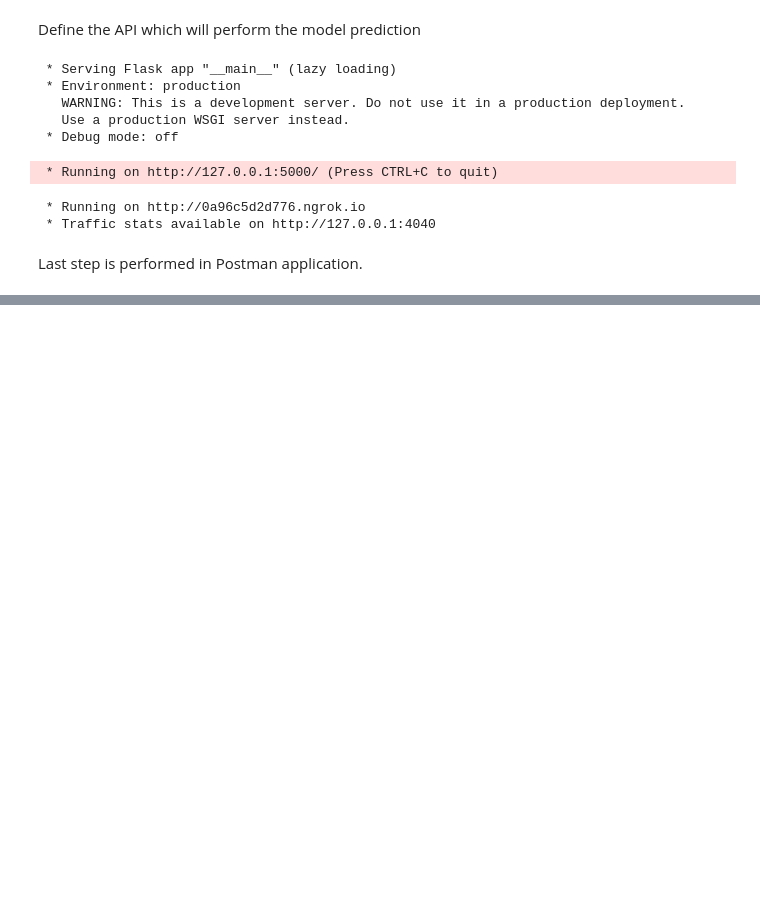
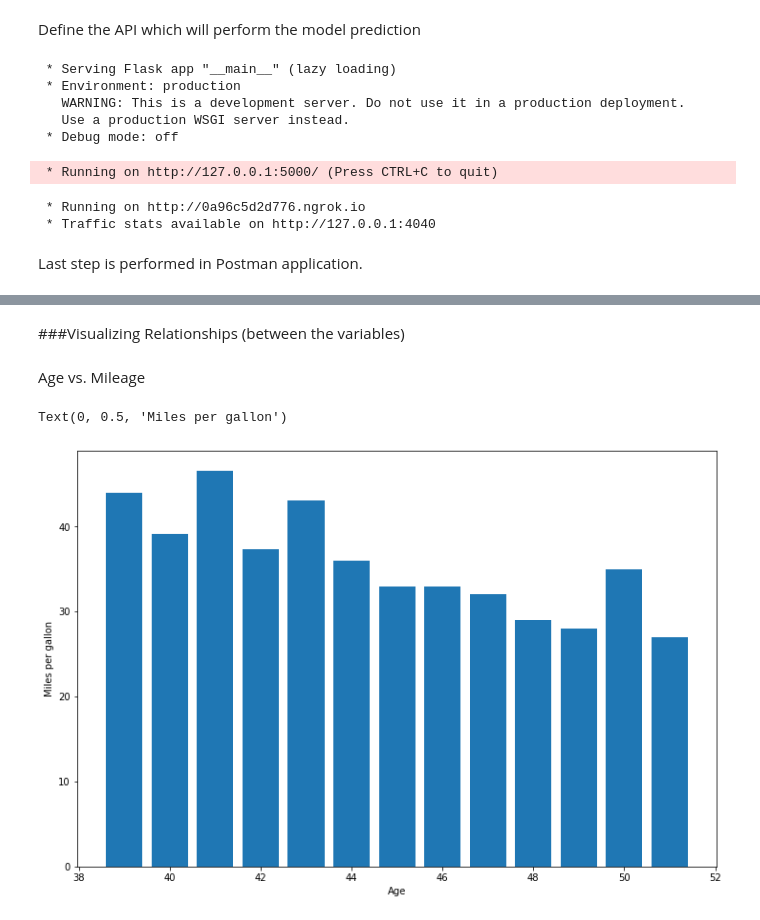
Before and after one commit to BrainDecoder/OnlineCourse-MachineLearningLiteracy, a Jupyter notebook: Pluralsight - ML literacy.ipynb, the cells around one changed output, grey strips where cells are left out. Saved outputs shown, nothing was run; the diff lists cells and outputs as text; code cells hidden in the pictures; blank space fills up the shorter version.

```diff
--- a/Pluralsight - ML literacy.ipynb
+++ b/Pluralsight - ML literacy.ipynb
@@ -367,0 +684,3 @@ Last step is performed in Postman application.
+# %%
+automobile_df['Acceleration'] = pd.to_numeric(automobile_df['Acceleration'], errors='coerce')
+automobile_df.dtypes
@@ -367,0 +730,3 @@ Last step is performed in Postman application.
+# %%
+automobile_df['Origin'] = np.where(automobile_df['Origin'].str.contains('US'), 'US', automobile_df['Origin'])
+automobile_df['Origin'].unique()
@@ -367,0 +742,3 @@ Last step is performed in Postman application.
+# %%
+automobile_df['Origin'] = np.where(automobile_df['Origin'].str.contains('Japan'), 'Japan', automobile_df['Origin'])
+automobile_df['Origin'].unique()
@@ -367,0 +753,3 @@ Last step is performed in Postman application.
+# %%
+automobile_df['Origin'] = np.where(automobile_df['Origin'].str.contains('Europe'), 'Europe', automobile_df['Origin'])
+automobile_df['Origin'].unique()
@@ -367,0 +782,2 @@ Last step is performed in Postman application.
+# %% [markdown]
+###Visualizing Relationships (between the variables)
@@ -367,0 +786,10 @@ Last step is performed in Postman application.
+# %% [markdown]
+Age vs. Mileage
+# %%
+plt.figure(figsize=(12,8))
+plt.bar(automobile_df['Age'], automobile_df['MPG'])
+plt.xlabel('Age')
+plt.ylabel('Miles per gallon')
+# %% [output]
+Text(0, 0.5, 'Miles per gallon')
+[figure, added]
```
Also changed, not shown: parts of 131 cells of this notebook.
